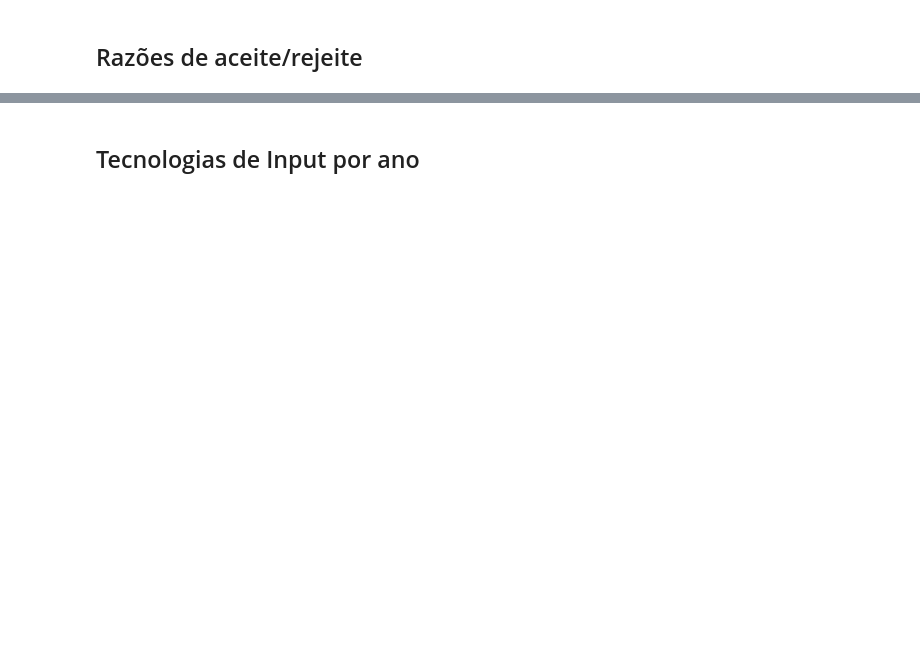
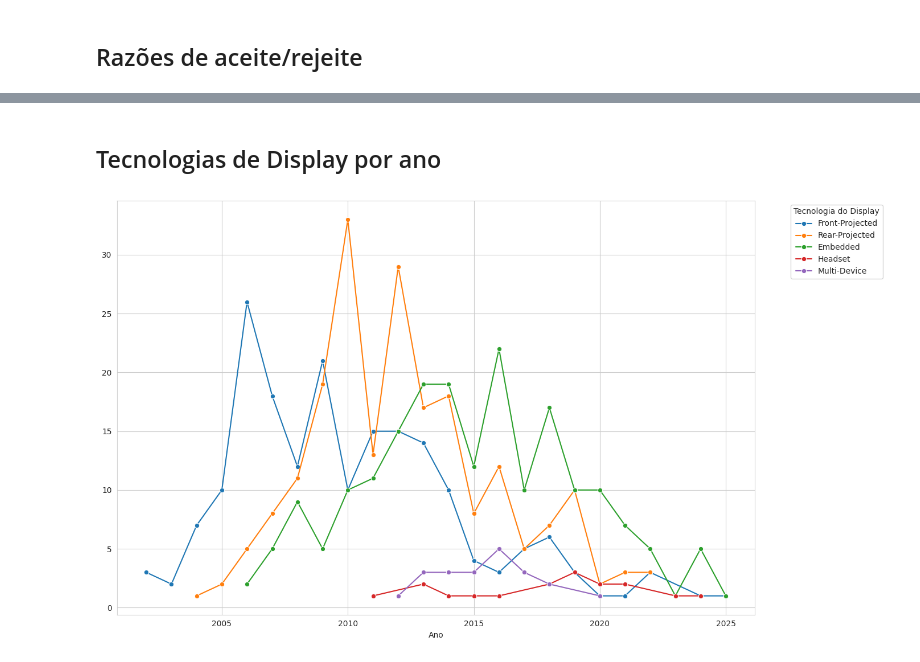
Before and after one commit to Guglis02/Tabletop-Data-Extraction, a Jupyter notebook: notebook.ipynb, the cells around one changed output, grey strips where cells are left out. Saved outputs shown, nothing was run; the diff lists cells and outputs as text; code cells hidden in the pictures; blank space fills up the shorter version.

```diff
--- a/notebook.ipynb
+++ b/notebook.ipynb
@@ -276,2 +311,2 @@ IndexError: list index out of range
 # %% [markdown]
-## Tecnologias de Input por ano
+## Tecnologias de Display por ano
@@ -319,0 +313,40 @@ plt.show()
+# %%
+import pandas as pd
+import matplotlib.pyplot as plt
+import seaborn as sns
+
+# Carregar os dados
+df = pd.read_csv("transformed_data.csv")
+
+# Remover linhas com ano ou tecnologia do display ausente
+df = df.dropna(subset=["ano", "Tecnologia do display"])
+
+# Converter ano para inteiro
+df["ano"] = df["ano"].astype(int)
+
+# Separar as técnicas de display por vírgula e remover espaços em excesso
+df["Tecnologia do display"] = df["Tecnologia do display"].str.split(",")
+
+# Explodir as linhas com múltiplas técnicas em linhas separadas
+df = df.explode("Tecnologia do display")
+
+# Remover espaços em branco extras
+df["Tecnologia do display"] = df["Tecnologia do display"].str.strip()
+
+# Contar quantas vezes cada técnica aparece por ano
+timeline = df.groupby(["ano", "Tecnologia do display"]).size().reset_index(name="count")
+
+# Plotar o gráfico
+plt.figure(figsize=(14, 8))
+sns.set_style("whitegrid")
+sns.lineplot(data=timeline, x="ano", y="count", hue="Tecnologia do display", marker="o")
+
+# Ajustes finais
+plt.title("", fontsize=16)
+plt.xlabel("Ano")
+plt.ylabel("")
+plt.legend(title="Tecnologia do Display", bbox_to_anchor=(1.05, 1), loc='upper left')
+plt.tight_layout()
+plt.show()
+# %% [output]
+[figure, added]
```
Also changed, not shown: parts of 10 cells of this notebook, 10 other files.
